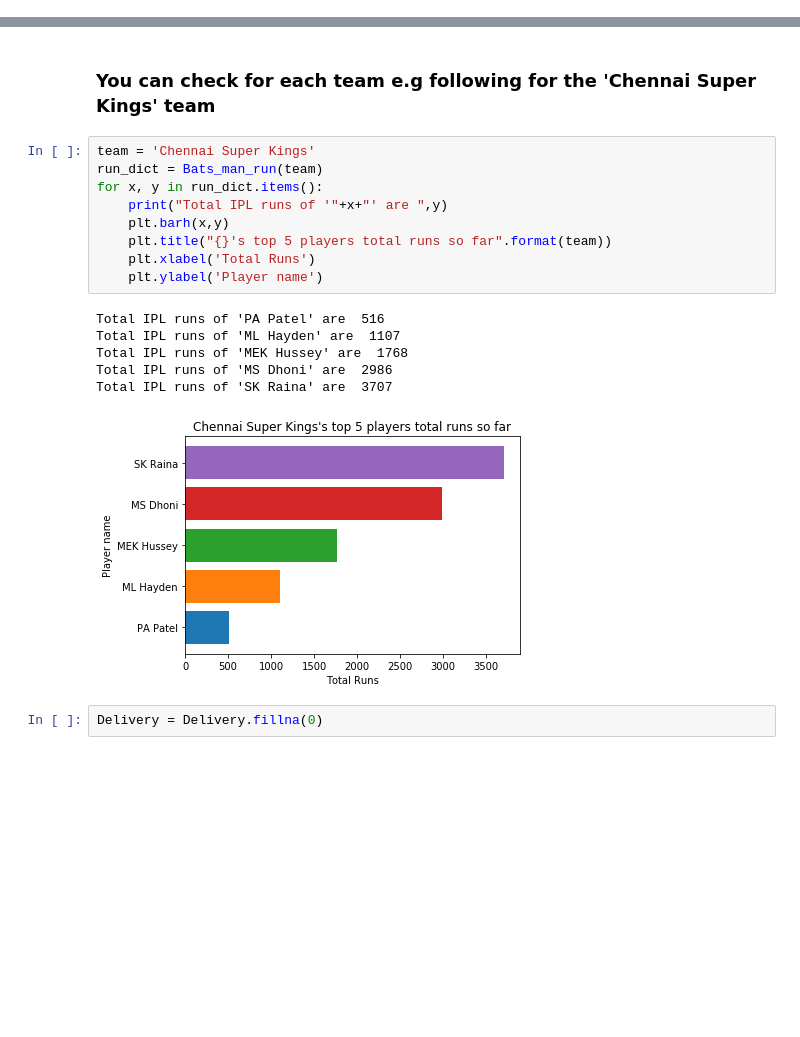
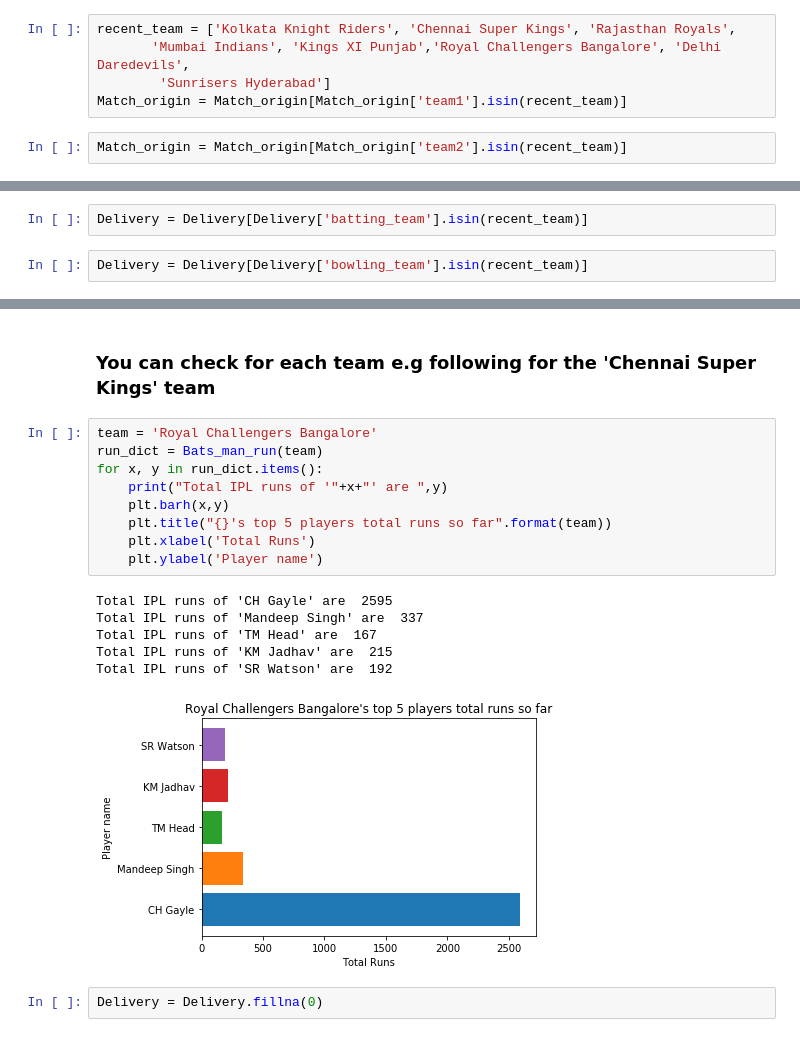
Before and after one commit to vishalbarad/IPL_EDA, a Jupyter notebook: IPL_winner_EDA.ipynb, the cells around one changed output, grey strips where cells are left out. Saved outputs shown, nothing was run; the diff lists cells and outputs as text; blank space fills up the shorter version.

```diff
--- a/IPL_winner_EDA.ipynb
+++ b/IPL_winner_EDA.ipynb
@@ -148,3 +167,10 @@ Match.head()
 | 4 | Gujarat Lions | Sunrisers Hyderabad | Sunrisers Hyderabad | 1 | Sunrisers Hyderabad | team 2 | 1 | 13.000000 | -0.393000 | ... |
 # %%
 Match_origin = pd.merge(Match,Matches, on=['team1','team2'])
+# %%
+recent_team = ['Kolkata Knight Riders', 'Chennai Super Kings', 'Rajasthan Royals',
+       'Mumbai Indians', 'Kings XI Punjab','Royal Challengers Bangalore', 'Delhi Daredevils',
+        'Sunrisers Hyderabad']
+Match_origin = Match_origin[Match_origin['team1'].isin(recent_team)]
+# %%
+Match_origin = Match_origin[Match_origin['team2'].isin(recent_team)]
@@ -289,3 +342,7 @@ Delivery.tail()
 | 150457 | 636 | 2 | Royal Challengers Bangalore | Sunrisers Hyderabad | 20 | 4 | Iqbal Abdulla | Sachin Baby | B Kumar | ... |
 | 150458 | 636 | 2 | Royal Challengers Bangalore | Sunrisers Hyderabad | 20 | 5 | Sachin Baby | Iqbal Abdulla | B Kumar | ... |
 | 150459 | 636 | 2 | Royal Challengers Bangalore | Sunrisers Hyderabad | 20 | 6 | Iqbal Abdulla | Sachin Baby | B Kumar | ... |
+# %%
+Delivery = Delivery[Delivery['batting_team'].isin(recent_team)]
+# %%
+Delivery = Delivery[Delivery['bowling_team'].isin(recent_team)]
@@ -306,21 +379,21 @@ def Bats_man_run(team):
 # %% [markdown]
 ### You can check for each team e.g following for the 'Chennai Super Kings' team
 # %%
-team = 'Chennai Super Kings'
+team = 'Royal Challengers Bangalore'
 run_dict = Bats_man_run(team)
 for x, y in run_dict.items():
     print("Total IPL runs of '"+x+"' are ",y)
     plt.barh(x,y)
     plt.title("{}'s top 5 players total runs so far".format(team))
     plt.xlabel('Total Runs')
     plt.ylabel('Player name')
 # %% [output]
-Total IPL runs of 'PA Patel' are  516
-Total IPL runs of 'ML Hayden' are  1107
-Total IPL runs of 'MEK Hussey' are  1768
-Total IPL runs of 'MS Dhoni' are  2986
-Total IPL runs of 'SK Raina' are  3707
+Total IPL runs of 'CH Gayle' are  2595
+Total IPL runs of 'Mandeep Singh' are  337
+Total IPL runs of 'TM Head' are  167
+Total IPL runs of 'KM Jadhav' are  215
+Total IPL runs of 'SR Watson' are  192
-[figure, old version]
+[figure, new version]
 # %%
 Delivery = Delivery.fillna(0)
 # %%
```
Also changed, not shown: parts of 81 cells of this notebook.
